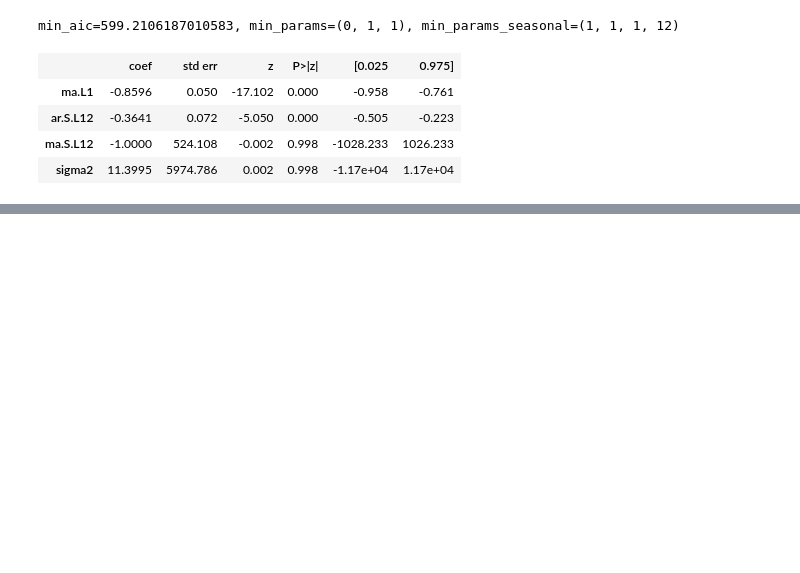
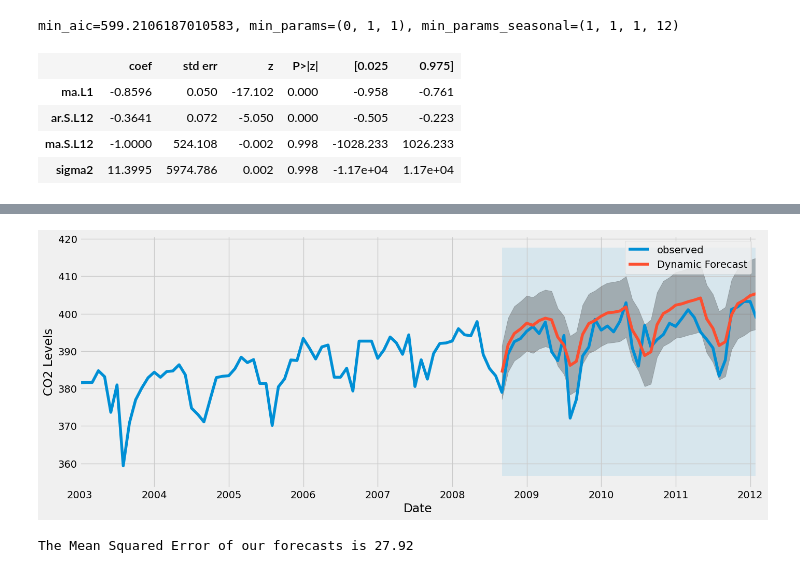
Before and after one commit to mJekal/CO_Data_Anaylsis, a Jupyter notebook: CO2_2001-2011.ipynb, the cells around one changed output, grey strips where cells are left out. Cells and saved outputs as stored; diff of their text form; code cells hidden in the pictures; blank space fills up the shorter version.

```diff
--- a/CO2_2001-2011.ipynb
+++ b/CO2_2001-2011.ipynb
@@ -129,0 +160,36 @@ plt.show()
+# %%
+pred_dynamic = results.get_prediction(start=pd.to_datetime('2008-09-30'), dynamic=True, full_results=True)
+pred_dynamic_ci = pred_dynamic.conf_int()
+# %%
+ax = dt['2003':].plot(label='observed', figsize=(15, 6))
+pred_dynamic.predicted_mean.plot(label='Dynamic Forecast', ax=ax)
+
+ax.fill_between(
+    pred_dynamic_ci.index,
+    pred_dynamic_ci.iloc[:, 0],
+    pred_dynamic_ci.iloc[:, 1],
+    color='k',
+    alpha=.25)
+
+ax.fill_betweenx(
+    ax.get_ylim(),
+    pd.to_datetime('2008-09-30'),
+    dt.index[-1],
+    alpha=.1,
+    zorder=-1)
+
+ax.set_xlabel('Date')
+ax.set_ylabel('CO2 Levels')
+
+plt.legend()
+plt.show()
+# %% [output]
+[figure, added]
+# %%
+y_forecasted = pred_dynamic.predicted_mean
+y_truth = dt['2005-01-01':]
+
+mse = ((y_forecasted - y_truth) ** 2).mean()
+print('The Mean Squared Error of our forecasts is {}'.format(round(mse, 2)))
+# %% [output]
+The Mean Squared Error of our forecasts is 27.92
```
Also changed, not shown: parts of 9 cells of this notebook.
